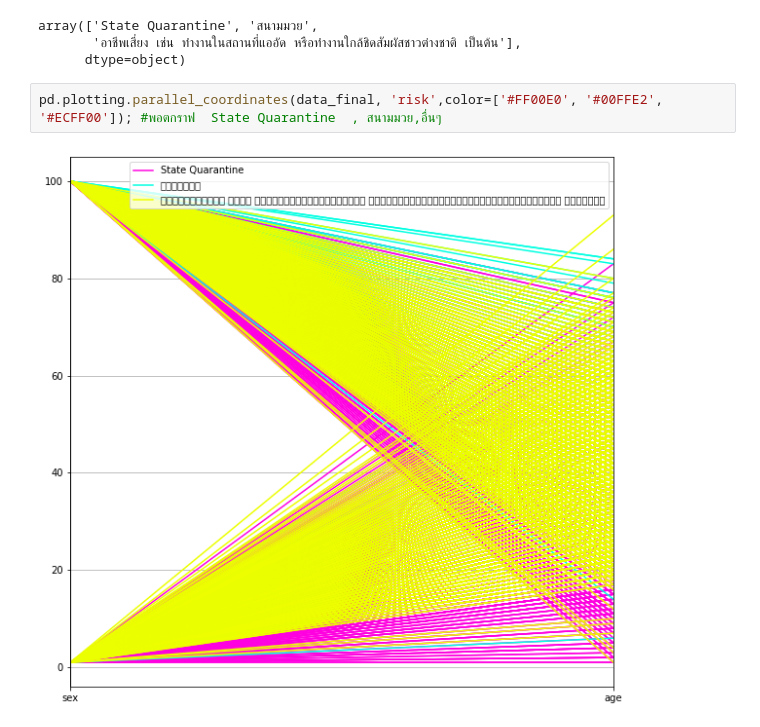
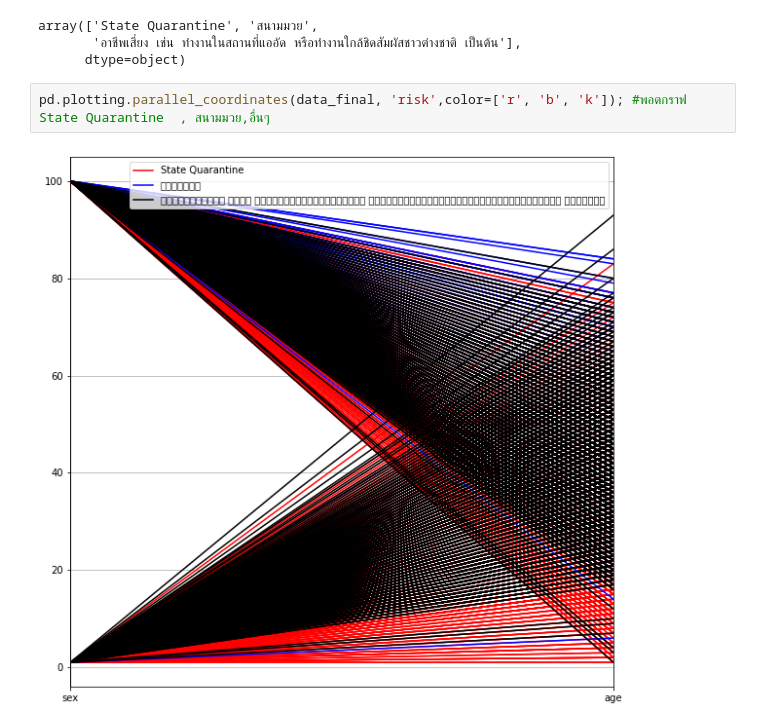
Before and after one commit to suphalaksana/data_viz_2022, a Jupyter notebook: DataViz01_Table_Data.ipynb, the cells around one changed output. Saved outputs shown, nothing was run; the diff lists cells and outputs as text.

```diff
--- a/DataViz01_Table_Data.ipynb
+++ b/DataViz01_Table_Data.ipynb
@@ -366,6 +366,6 @@ array(['State Quarantine', 'สนามมวย',
        'อาชีพเสี่ยง เช่น ทำงานในสถานที่แออัด หรือทำงานใกล้ชิดสัมผัสชาวต่างชาติ เป็นต้น'],
       dtype=object)
 # %%
-pd.plotting.parallel_coordinates(data_final, 'risk',color=['#FF00E0', '#00FFE2', '#ECFF00']); #พอตกราฟ  State Quarantine  , สนามมวย,อื่นๆ
+pd.plotting.parallel_coordinates(data_final, 'risk',color=['r', 'b', 'k']); #พอตกราฟ  State Quarantine  , สนามมวย,อื่นๆ
 # %% [output]
-[figure, old version]
+[figure, new version]
```
Also changed, not shown: parts of 13 cells of this notebook.
